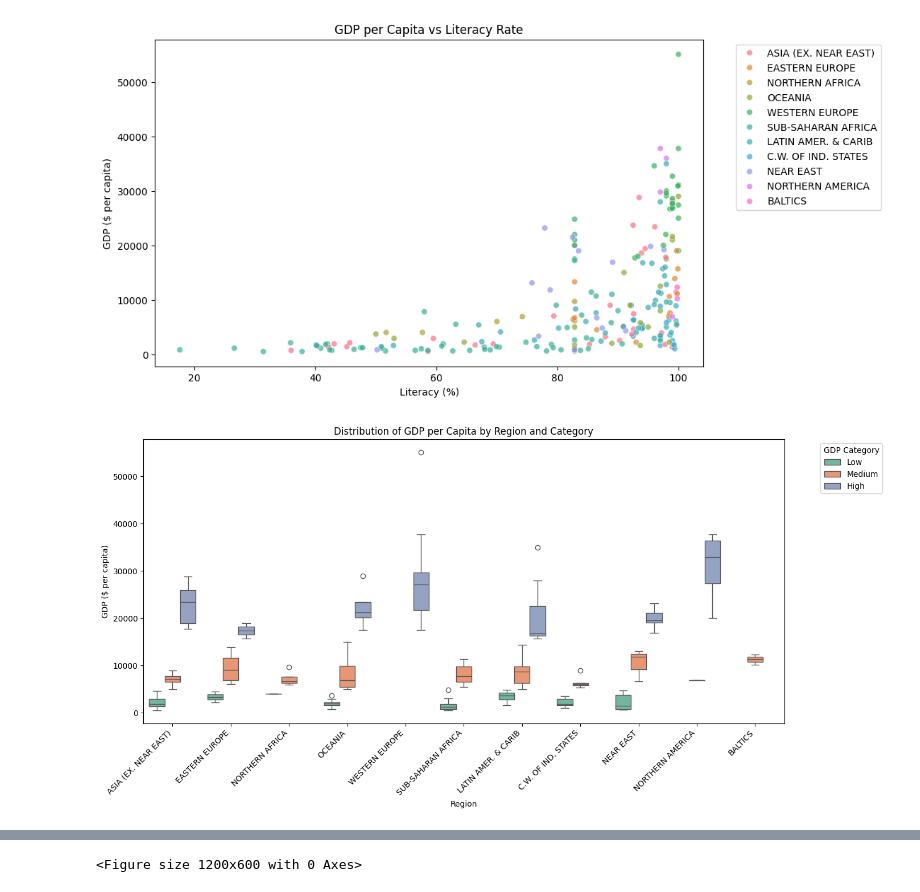
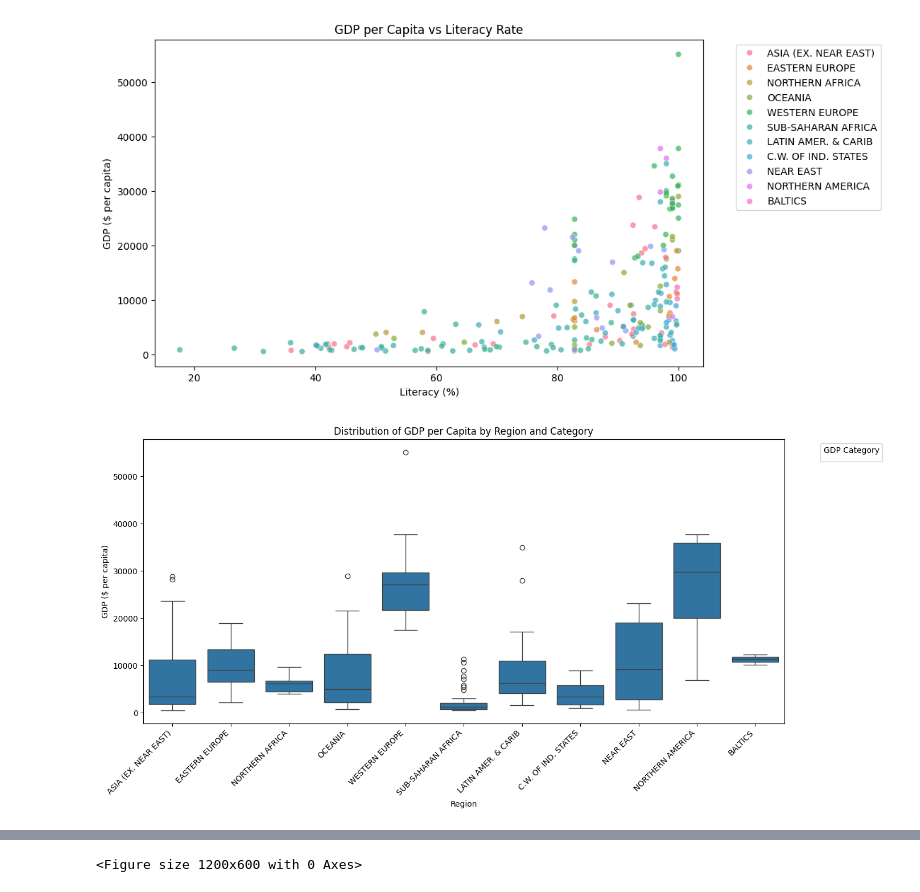
Before and after one commit to haseeb4888-code/Machine-Learning-AI-221-project, a Jupyter notebook: code.ipynb, the cells around one changed output, grey strips where cells are left out. Saved outputs shown, nothing was run; the diff lists cells and outputs as text; code cells hidden in the pictures.

```diff
--- a/code.ipynb
+++ b/code.ipynb
@@ -168,11 +168,11 @@ plt.show()
 [figure]
 # %%
 plt.figure(figsize=(14, 7))
-sns.boxplot(data=df, x='Region', y='GDP ($ per capita)', hue='GDP_Category', palette='Set2')
+sns.boxplot(data=df, x='Region', y='GDP ($ per capita)')
 plt.xticks(rotation=45, ha='right')
 plt.title('Distribution of GDP per Capita by Region and Category')
 plt.legend(title='GDP Category', bbox_to_anchor=(1.05, 1), loc='upper left')
 plt.tight_layout()
 plt.show()
 # %% [output]
-[figure, old version]
+[figure, new version]
```
Also changed, not shown: parts of 4 cells of this notebook.
